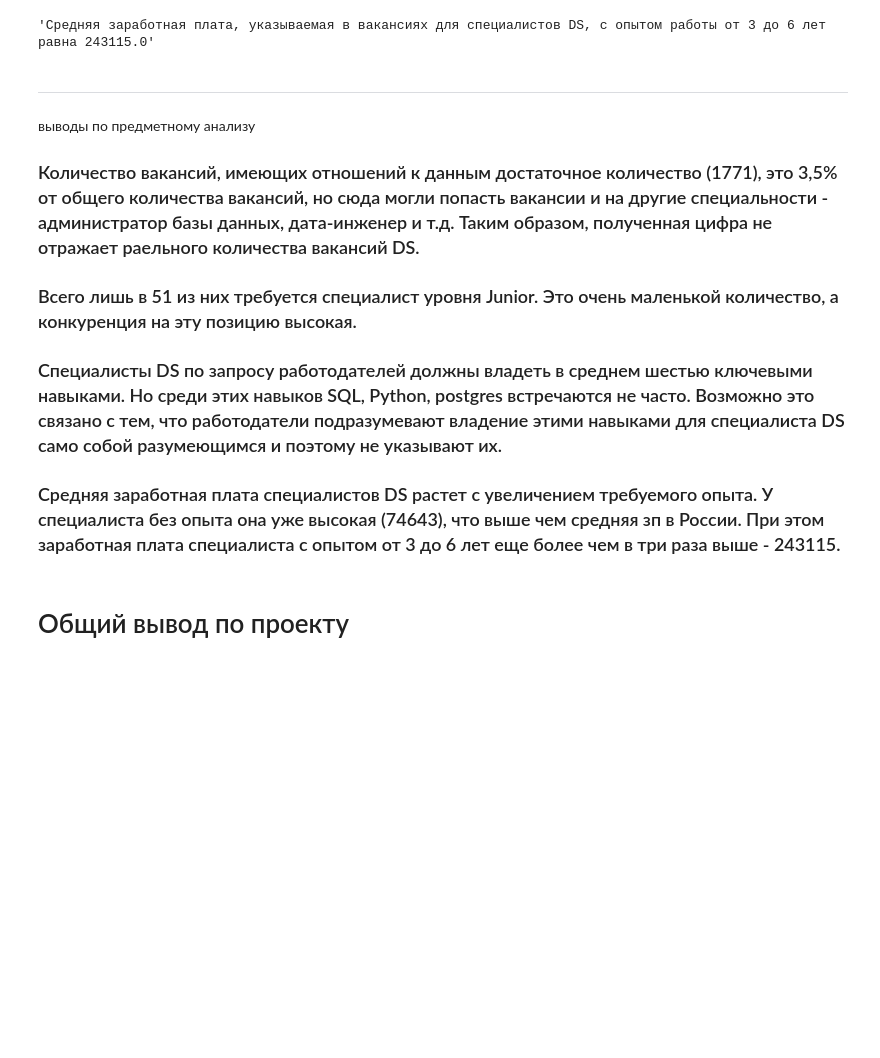
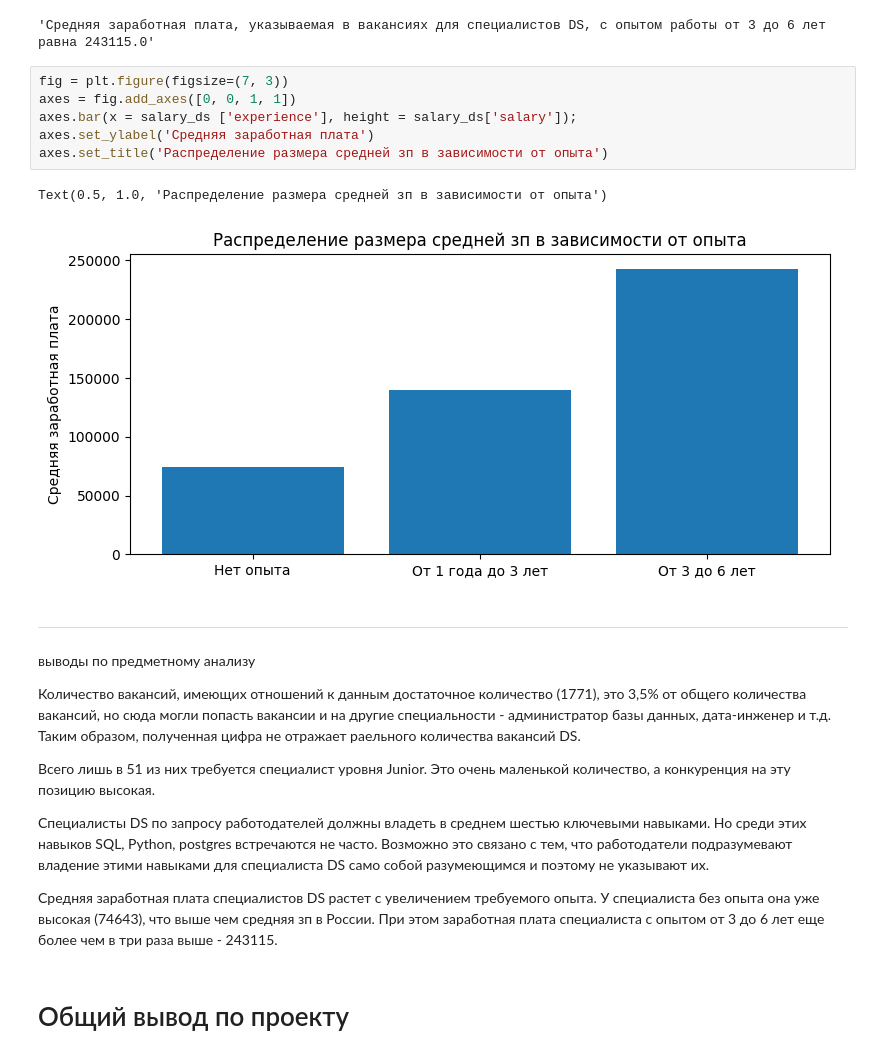
Before and after one commit to LNarnia/new_DS, a Jupyter notebook: Skillfactory/project2_анализ_вакансий/Project_2_Ноутбук_шаблон.ipynb, the cells around one changed output. Saved outputs shown, nothing was run; the diff lists cells and outputs as text; blank space fills up the shorter version.

```diff
--- a/Skillfactory/project2_анализ_вакансий/Project_2_Ноутбук_шаблон.ipynb
+++ b/Skillfactory/project2_анализ_вакансий/Project_2_Ноутбук_шаблон.ipynb
@@ -701,14 +726,27 @@ display(f'Средняя заработная плата, указываемая
 | 1 | От 1 года до 3 лет | 139675.0 |
 | 2 | От 3 до 6 лет | 243115.0 |
 'Средняя заработная плата, указываемая в вакансиях для специалистов DS, с опытом работы от 3 до 6 лет равна 243115.0'
+# %%
+fig = plt.figure(figsize=(7, 3))
+axes = fig.add_axes([0, 0, 1, 1])
+axes.bar(x = salary_ds ['experience'], height = salary_ds['salary']);
+axes.set_ylabel('Средняя заработная плата')
+axes.set_title('Распределение размера средней зп в зависимости от опыта')
+# %% [output]
+Text(0.5, 1.0, 'Распределение размера средней зп в зависимости от опыта')
+[figure, added]
 # %% [markdown]
 ***
 # %% [markdown]
 выводы по предметному анализу
-### Количество вакансий, имеющих отношений к данным достаточное количество (1771), это 3,5% от общего количества вакансий, но сюда могли попасть вакансии и на другие специальности - администратор базы данных, дата-инженер и т.д. Таким образом, полученная цифра не отражает раельного количества вакансий DS.
-### Всего лишь в 51 из них требуется специалист уровня Junior. Это очень маленькой количество, а конкуренция на эту позицию высокая.
-### Специалисты DS по запросу работодателей должны владеть в среднем шестью ключевыми навыками. Но среди этих навыков SQL, Python, postgres встречаются не часто. Возможно это связано с тем, что работодатели подразумевают владение этими навыками для специалиста DS само собой разумеющимся и поэтому не указывают их.
-### Средняя заработная плата специалистов DS растет с увеличением требуемого опыта. У специалиста без опыта она уже высокая (74643), что выше чем средняя зп в России. При этом заработная плата специалиста с опытом от 3 до 6 лет  еще более чем в три раза выше - 243115.
+
+Количество вакансий, имеющих отношений к данным достаточное количество (1771), это 3,5% от общего количества вакансий, но сюда могли попасть вакансии и на другие специальности - администратор базы данных, дата-инженер и т.д. Таким образом, полученная цифра не отражает раельного количества вакансий DS.
+
+Всего лишь в 51 из них требуется специалист уровня Junior. Это очень маленькой количество, а конкуренция на эту позицию высокая.
+
+Специалисты DS по запросу работодателей должны владеть в среднем шестью ключевыми навыками. Но среди этих навыков SQL, Python, postgres встречаются не часто. Возможно это связано с тем, что работодатели подразумевают владение этими навыками для специалиста DS само собой разумеющимся и поэтому не указывают их.
+
+Средняя заработная плата специалистов DS растет с увеличением требуемого опыта. У специалиста без опыта она уже высокая (74643), что выше чем средняя зп в России. При этом заработная плата специалиста с опытом от 3 до 6 лет  еще более чем в три раза выше - 243115.
 # %% [markdown]
 # Общий вывод по проекту
 # %% [markdown]
```
Also changed, not shown: parts of 8 cells of this notebook, 2 other files.
